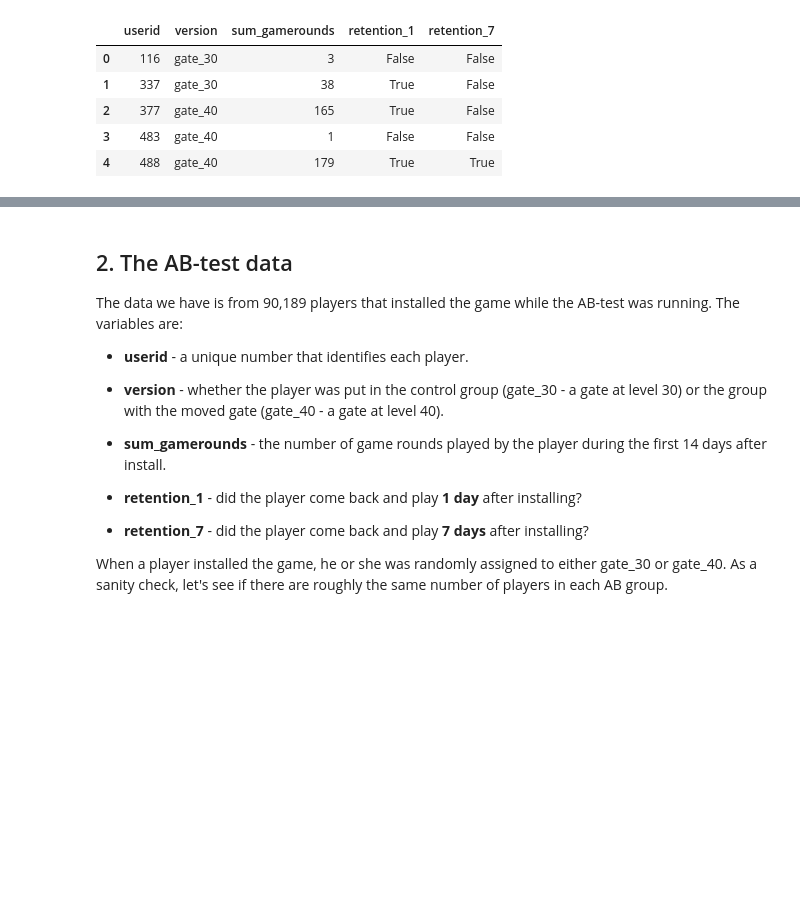
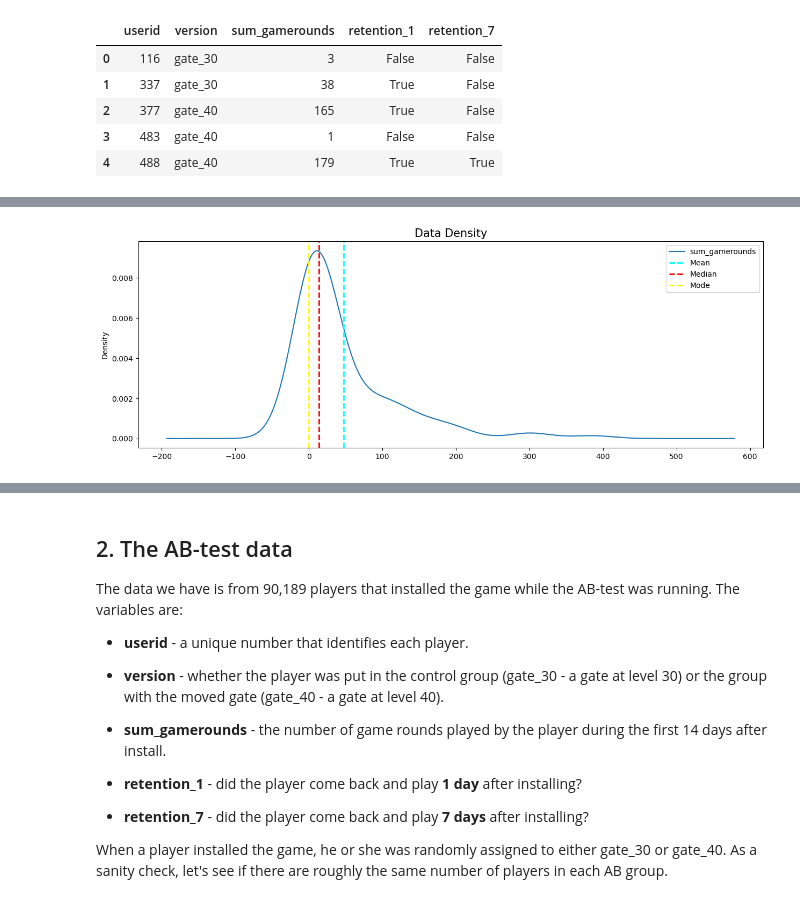
Before and after one commit to KdrDrn/04_PROJECTS, a Jupyter notebook: 27_Kaggle_Mobile_Games_A-B_Testing_with_Cookie_Cats/Mobile Games A-B Testing with Cookie Cats.ipynb, the cells around one changed output, grey strips where cells are left out. Cells and saved outputs as stored; diff of their text form; code cells hidden in the pictures; blank space fills up the shorter version.

```diff
--- a/27_Kaggle_Mobile_Games_A-B_Testing_with_Cookie_Cats/Mobile Games A-B Testing with Cookie Cats.ipynb
+++ b/27_Kaggle_Mobile_Games_A-B_Testing_with_Cookie_Cats/Mobile Games A-B Testing with Cookie Cats.ipynb
@@ -518,0 +484,4 @@ plt.show()
+# %%
+show_density(df['sum_gamerounds'][:100])
+# %% [output]
+[figure, added]
```
Also changed, not shown: parts of 49 cells of this notebook.
